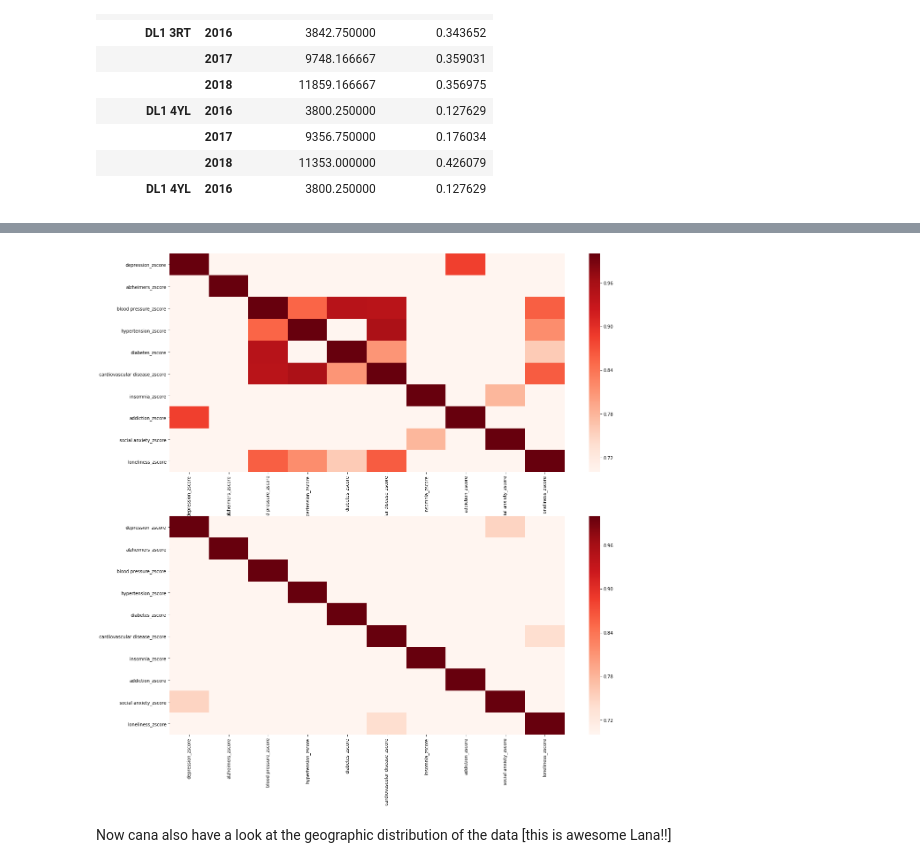
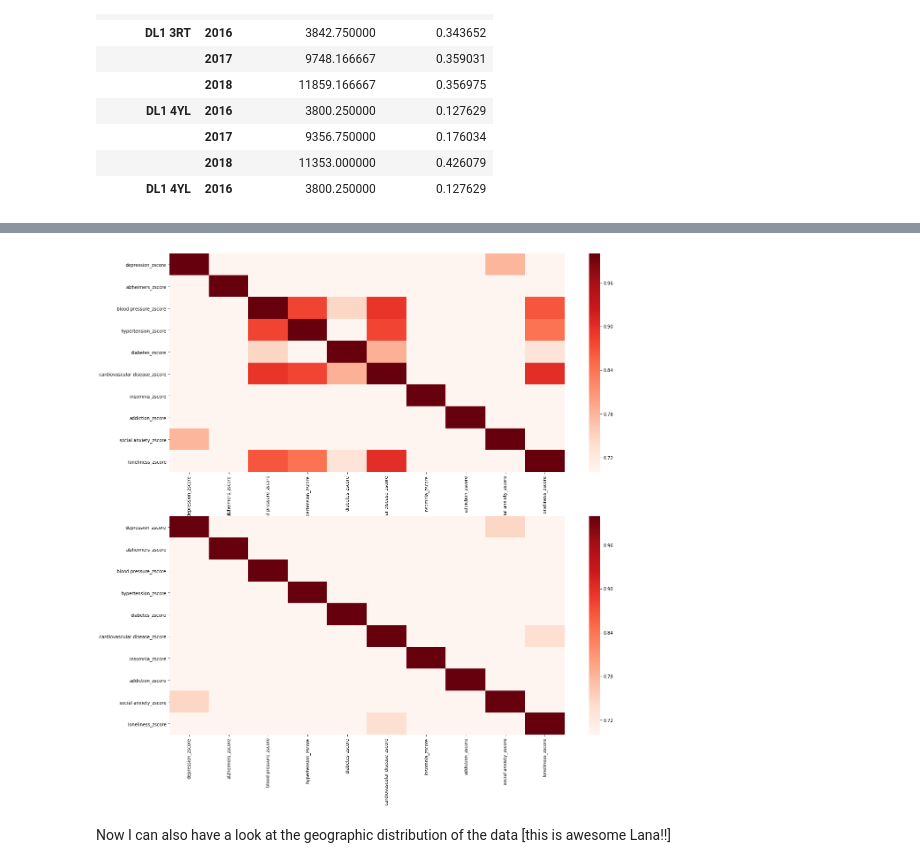
Before and after one commit to sseifeln/JGI, a Jupyter notebook: LanaGeo.ipynb, the cells around one changed output, grey strips where cells are left out. Cells and saved outputs as stored; diff of their text form; code cells hidden in the pictures.

```diff
--- a/LanaGeo.ipynb
+++ b/LanaGeo.ipynb
@@ -55,11 +55,23 @@ df = mergedData.groupby(['PCT','pcstrip','SHA','Postcode','Date'])#.apply(getLon
 # %%
 import seaborn as sns
 
-agg = mData.groupby(['PCT','pcstrip','SHA','Postcode','Year']).aggregate(np.mean)
+agg = mData.groupby(['Postcode']).aggregate(np.mean)
+#agg = mData.groupby(['PCT','pcstrip','SHA','Postcode']).aggregate(np.mean)
 # now lets see ones that are 3 sigma away from the mean
 meanScore = agg['loneliness_zscore'].mean()
 stdScore = agg['loneliness_zscore'].std()
 print('mean loneliness z score - %.1f, standard deviation %.1f'%(meanScore,stdScore))
-agg.head(10)
+dfOutliers = agg.loc[ np.abs(agg['loneliness_zscore'] -meanScore) >= 3*stdScore ]
+dfOutliers.reset_index(drop=False, inplace=True)
+cOutliers = dfOutliers['Postcode'].unique()
+dfOutliers = mData.loc[ mData['Postcode'].isin(cOutliers) ]
+dfNominal = agg.loc[ np.abs(agg['loneliness_zscore'] -meanScore) < 3*stdScore ]
+dfNominal.reset_index(drop=False, inplace=True)
+cNominal = dfNominal['Postcode'].unique()
+dfNominal = mData.loc[ mData['Postcode'].isin(cNominal) ]
+print('%d postcodes '%(len(mData['Postcode'].unique())))
+print('%d have nominal loneliness z scores '%(len(cNominal)))
+print('%d have outlying loneliness z scores '%(len(cOutliers)))
+mData.columns
 # %% [output]
 mean loneliness z score - 0.2, standard deviation 0.9
@@ -79,17 +95,14 @@ mean loneliness z score - 0.2, standard deviation 0.9
 # %%
-dfOutliers = agg.loc[ np.abs(agg['loneliness_zscore'] -meanScore) > 5*stdScore ]
-#dfOutliers = dfOutliers.drop( ['Date','Month','Year','ITEMS'] , axis=1)
-dfOutliers = dfOutliers[[s for s in dfOutliers.columns if "zscore"in s]]
-dfNominal = agg.loc[ np.abs(agg['loneliness_zscore'] -meanScore) < 5*stdScore ]
-dfNominal = dfNominal[[s for s in dfOutliers.columns if "zscore"in s]]
+dOutliers = dfOutliers[[s for s in dfOutliers.columns if "zscore"in s]]
+dNominal = dfNominal[[s for s in dfOutliers.columns if "zscore"in s]]
 plt.figure(figsize=(20,20))
 plt.subplot(2, 1, 1)
-sns.heatmap(dfOutliers.corr(), vmin=0.7, vmax=1 , cmap='Reds')
+sns.heatmap(dOutliers.corr(), vmin=0.7, vmax=1 , cmap='Reds')
 plt.subplot(2, 1, 2)
-sns.heatmap(dfNominal.corr(), vmin=0.7, vmax=1 , cmap='Reds')
+sns.heatmap(dNominal.corr(), vmin=0.7, vmax=1 , cmap='Reds')
 plt.show()
 # %% [output]
-[figure, old version]
+[figure, new version]
 # %% [markdown]
-Now cana also have a look at the geographic distribution of the data [this is awesome Lana!!]
+Now I can also have a look at the geographic distribution of the data [this is awesome Lana!!]
 # %%
```
Also changed, not shown: parts of 5 cells of this notebook.
